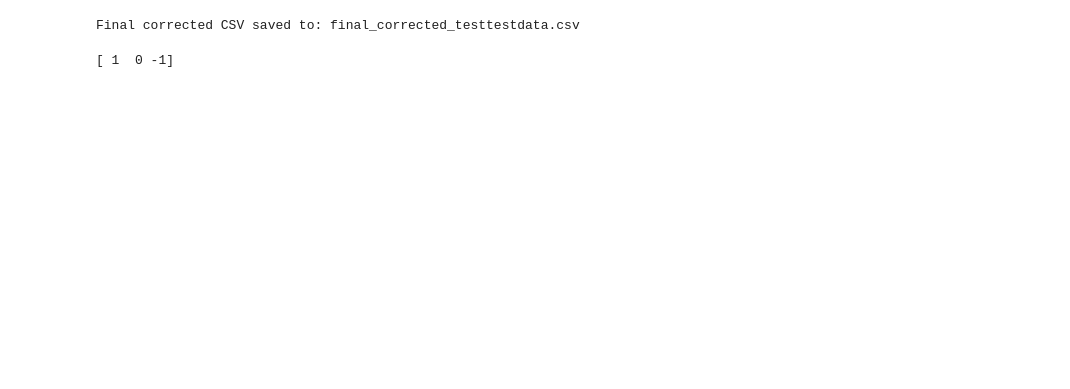
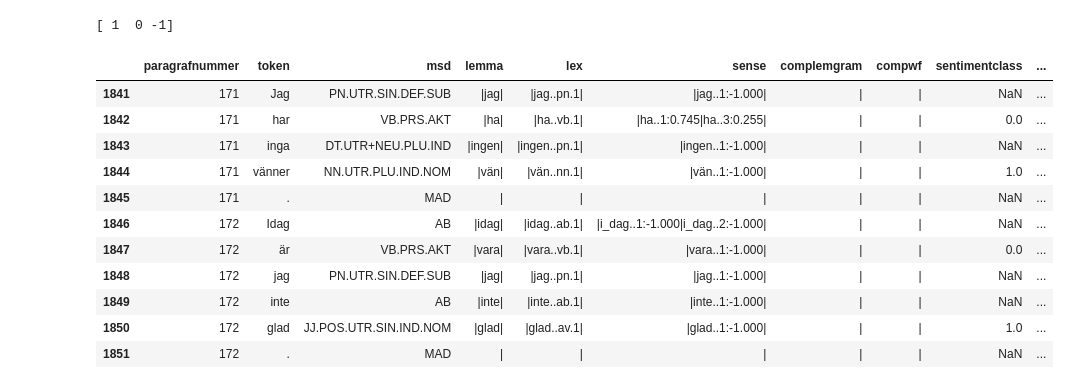
Before and after one commit to richi1998/Master-Thesis, a Jupyter notebook: koden/LEXICON-TESTDATA.ipynb, the cells around one changed output. Saved outputs shown, nothing was run; the diff lists cells and outputs as text; code cells hidden in the pictures; blank space fills up the shorter version.

```diff
--- a/koden/LEXICON-TESTDATA.ipynb
+++ b/koden/LEXICON-TESTDATA.ipynb
@@ -69,9 +140,7 @@ testtestdata_df
 # %%
-
-
 # Add paragrafnummer from testtestorg to testtestdata
 testtestdata_df['sentimentval'] = testtestdata_df['paragrafnummer'].apply(
-    lambda x: testtestorg_df.at[x-1, 'paragrafnummer'] if x-1 < len(testtestorg_df) else None
+    lambda x: testtestorg_df.at[x-1, 'sentimentannotation'] if x-1 < len(testtestorg_df) else None
 )
 
 # Map the category from testtestorg to testtestdata
@@ -85,10 +154,6 @@ testtestdata_df = testtestdata_df.replace('−', '-', regex=True)
 # Save the final corrected DataFrame to a new CSV file
 final_csv_path = 'final_corrected_testtestdata.csv'
 testtestdata_df.to_csv(final_csv_path, index=False)
-
-print(f"Final corrected CSV saved to: {final_csv_path}")
-# %% [output]
-Final corrected CSV saved to: final_corrected_testtestdata.csv
 # %%
 df= pd.read_csv('final_corrected_testtestdata.csv', encoding='utf-8')
 unique_values = df['sentimentval'].unique()
@@ -96,3 +161,19 @@ print(unique_values)
 df = df['dephead'].fillna(0)
 # %% [output]
 [ 1  0 -1]
+# %%
+predictDf = pd.read_csv('final_corrected_testtestdata.csv', encoding='utf-8')
+predictDf.tail(11)
+# %% [output]
+|  | paragrafnummer | token | msd | lemma | lex | sense | complemgram | compwf | sentimentclass | ... |
+| 1841 | 171 | Jag | PN.UTR.SIN.DEF.SUB | |jag| | |jag..pn.1| | |jag..1:-1.000| | | | | | NaN | ... |
+| 1842 | 171 | har | VB.PRS.AKT | |ha| | |ha..vb.1| | |ha..1:0.745|ha..3:0.255| | | | | | 0.0 | ... |
+| 1843 | 171 | inga | DT.UTR+NEU.PLU.IND | |ingen| | |ingen..pn.1| | |ingen..1:-1.000| | | | | | NaN | ... |
+| 1844 | 171 | vänner | NN.UTR.PLU.IND.NOM | |vän| | |vän..nn.1| | |vän..1:-1.000| | | | | | 1.0 | ... |
+| 1845 | 171 | . | MAD | | | | | | | | | | | NaN | ... |
+| 1846 | 172 | Idag | AB | |idag| | |idag..ab.1| | |i_dag..1:-1.000|i_dag..2:-1.000| | | | | | NaN | ... |
+| 1847 | 172 | är | VB.PRS.AKT | |vara| | |vara..vb.1| | |vara..1:-1.000| | | | | | 0.0 | ... |
+| 1848 | 172 | jag | PN.UTR.SIN.DEF.SUB | |jag| | |jag..pn.1| | |jag..1:-1.000| | | | | | NaN | ... |
+| 1849 | 172 | inte | AB | |inte| | |inte..ab.1| | |inte..1:-1.000| | | | | | NaN | ... |
+| 1850 | 172 | glad | JJ.POS.UTR.SIN.IND.NOM | |glad| | |glad..av.1| | |glad..1:-1.000| | | | | | 1.0 | ... |
+| 1851 | 172 | . | MAD | | | | | | | | | | | NaN | ... |
```
Also changed, not shown: parts of 24 cells of this notebook, 17 other files.
